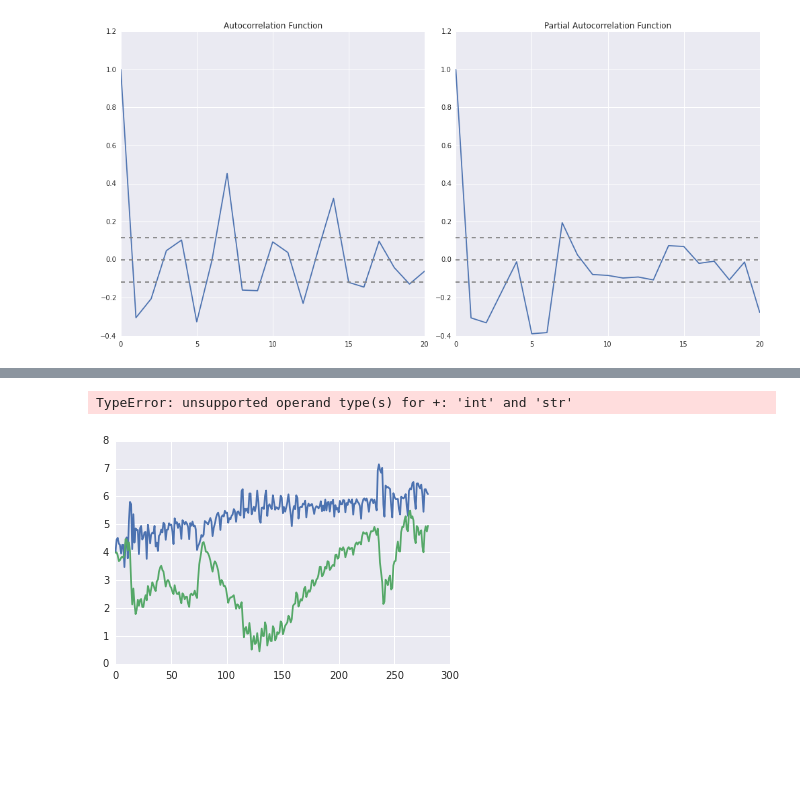
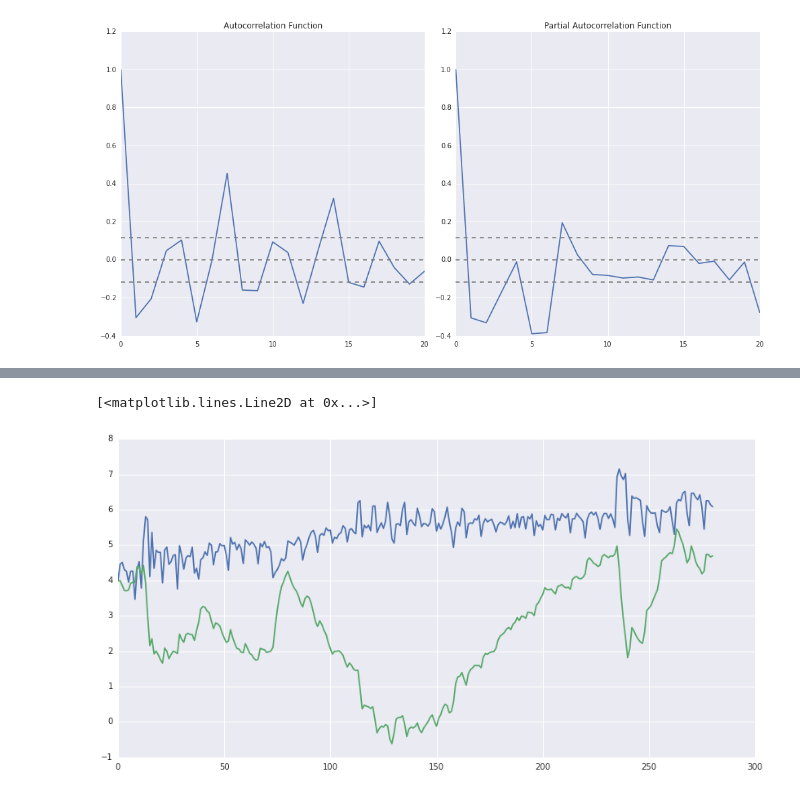
Before and after one commit to LuyiTian/tianchi2017, a Jupyter notebook: play_data/play_data_ipy.ipynb, the cells around one changed output, grey strips where cells are left out. Cells and saved outputs as stored; diff of their text form; code cells hidden in the pictures; blank space fills up the shorter version.

```diff
--- a/play_data/play_data_ipy.ipynb
+++ b/play_data/play_data_ipy.ipynb
@@ -231,8 +222,8 @@ date
 dtype: float64
-# %%
-plt.plot(shop_slice_df)
-plt.plot(predictions_ARIMA_log)
-plt.title('RMSE: %.4f'% np.sqrt(sum((predictions_ARIMA_log-shop_slice_df)**2)/len(ts)))
-# %% [output]
-TypeError: unsupported operand type(s) for +: 'int' and 'str'
-[figure, removed]
+# %%
+plt.figure(figsize=(14, 7))
+plt.plot(shop_slice_df)
+plt.plot(predictions_ARIMA_log)
+# %% [output]
+[<matplotlib.lines.Line2D at 0x...>]
+[figure, added]
```
Also changed, not shown: parts of 8 cells of this notebook, 1 other file.
